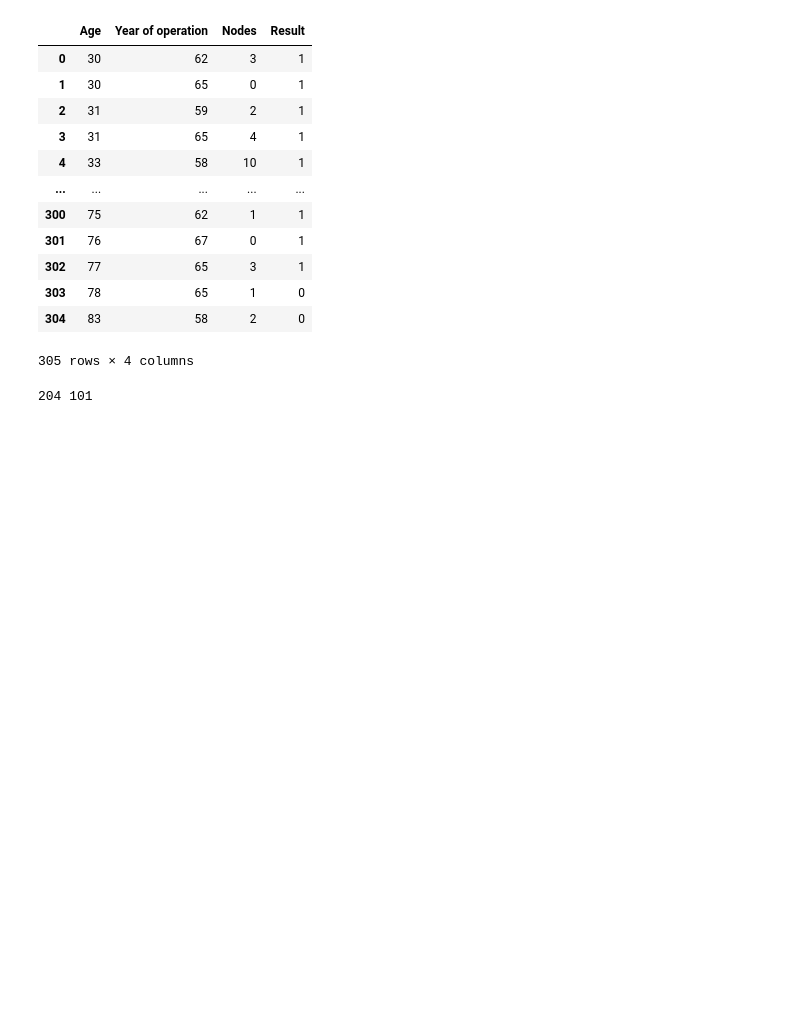
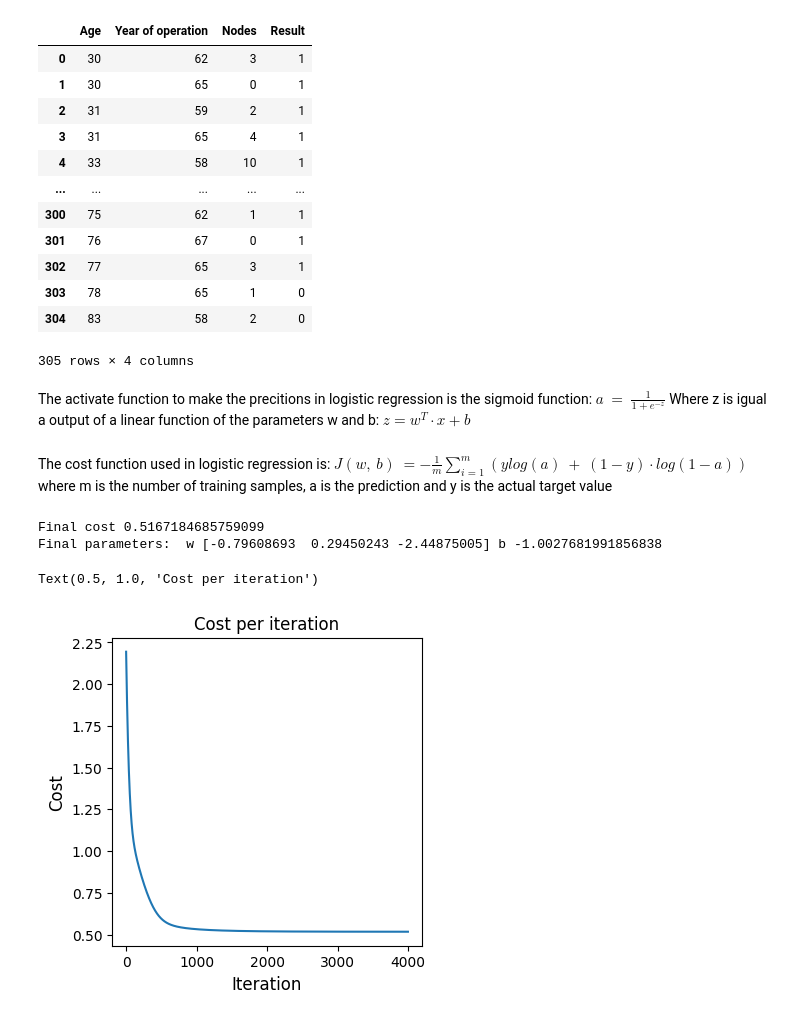
Before and after one commit to joaovitor2614/Habertman_dataset_logistic_regression, a Jupyter notebook: main.ipynb, the cells around one changed output. Drawn from its saved outputs; the diff is of its cells as text; code cells hidden in the pictures; blank space fills up the shorter version.

```diff
--- a/main.ipynb
+++ b/main.ipynb
@@ -48,13 +52,28 @@ df
 | 304 | 83 | 58 | 2 | 0 |
 305 rows × 4 columns
 # %%
+# Normalize input data
 # Split between train and test sets
+min_max_scaler = preprocessing.MinMaxScaler(feature_range=(-1,1))
 X = df[["Age","Year of operation", "Nodes"]]
 X = np.array(X)
+X = min_max_scaler.fit_transform(X)
 Y = df["Result"]
 Y = np.array(Y)
 
+
 X_train,X_test,Y_train,Y_test = train_test_split(X,Y,test_size=0.33)
-X_train
-# %% [output]
-204 101
+# %% [markdown]
+The activate function to make the precitions in logistic regression is the sigmoid function:
+$ a\:=\:\frac{1}{1+e^{-z}} $
+Where z is igual a output of a linear function of the parameters w and b:
+$ z = w^T\cdot x+b $
+# %%
+
+def sigmoid(z):
+    z = np.clip( z, -500, 500 )           # protect against overflow
+    return 1.0/(1.0+np.exp(-z))
+# %% [markdown]
+The cost function used in logistic regression is:
+$ J\left(w,\:b\right)\:=-\frac{1}{m}\sum _{i=1}^m\left(ylog\left(a\right)\:+\:\left(1-y\right)\cdot log\left(1-a\right)\right) $
+where m is the number of training samples, a is the prediction and y is the actual target value
@@ -60,0 +113,37 @@ X_train
+# %%
+def learn_parameters(X, y, w_initial, b_initial, num_iters, lambda_):
+      J_cost_history = list()
+      w = w_initial
+      b = b_initial
+
+
+      for i in range(num_iters):
+          current_cost = logistic_regression_cost(X, y, w, b)
+          J_cost_history.append(current_cost)
+          dj_dw, dj_db = compute_gradient(X, y, w, b)
+          w = w - lambda_ * dj_dw
+          b = b - lambda_ * dj_db
+
+      return w, b, J_cost_history
+
+num_iters = 4000
+lambda_ = 0.1
+w_initial = [2.5, 7.0, 1.0]
+b_initial = 1.0
+
+w, b, J_cost_history = learn_parameters(X_train, Y_train, w_initial, b_initial, num_iters, lambda_)
+print('Final cost', J_cost_history[len(J_cost_history) - 1])
+print('Final parameters: ', 'w', w, 'b', b)
+# %% [output]
+Final cost 0.5167184685759099
+Final parameters:  w [-0.79608693  0.29450243 -2.44875005] b -1.0027681991856838
+# %%
+# Visualize cost decreasing by iteration
+fig,ax = plt.subplots(1,1,figsize=(4,4))
+ax.plot(range(num_iters), J_cost_history)
+ax.set_ylabel('Cost', fontsize=12)
+ax.set_xlabel('Iteration', fontsize=12)
+ax.set_title('Cost per iteration')
+# %% [output]
+Text(0.5, 1.0, 'Cost per iteration')
+[figure, added]
```
Also changed, not shown: parts of 4 cells of this notebook.
